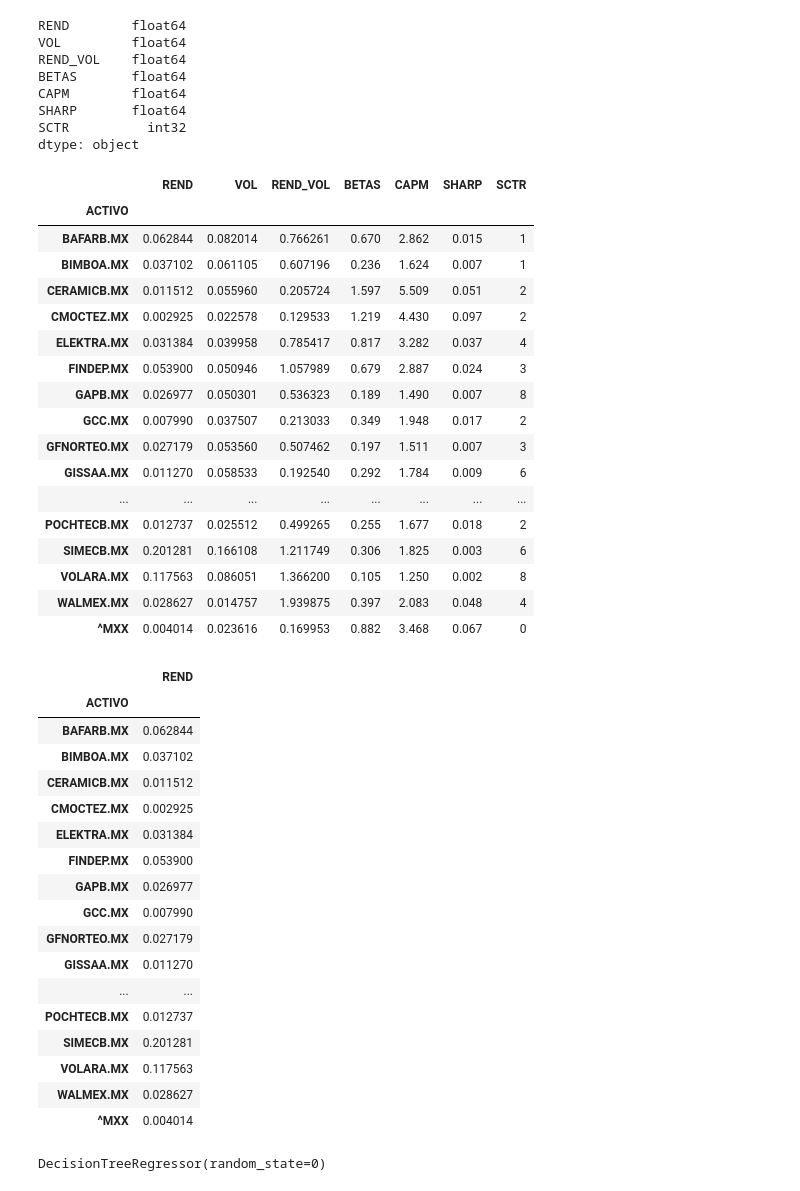
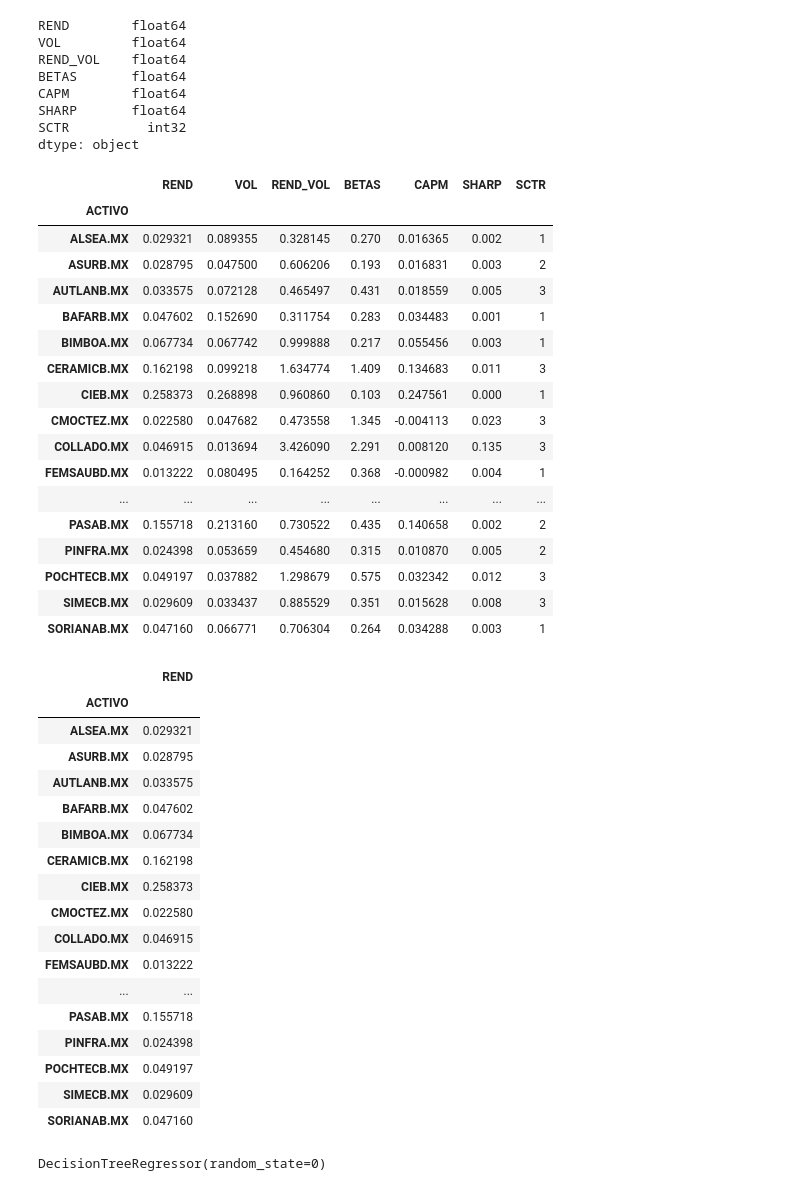
Before and after one commit to LeoPierson31/Leonel, a Jupyter notebook: Arbol y activos2.ipynb, the cells around one changed output. Saved outputs shown, nothing was run; the diff lists cells and outputs as text; code cells hidden in the pictures.

```diff
--- a/Arbol y activos2.ipynb
+++ b/Arbol y activos2.ipynb
@@ -132,6 +131,6 @@ sharpe_stock = (stock_capm_return - tasalibredriesgo) /(Anualizado.std()*252**0.
 # %%
 BETAS=(round(stock_beta,3))
 # %%
-CAPM=round(stock_capm_return*100,3)
+CAPM=REND-stock_capm_return
 CAPM
 # %% [output]
@@ -236,22 +235,22 @@ newdf2
 # %% [output]
 |  | REND | VOL | REND_VOL | BETAS | CAPM | SHARP | SCTR |
 | ACTIVO |  |  |  |  |  |  |  |
-| BAFARB.MX | 0.062844 | 0.082014 | 0.766261 | 0.670 | 2.862 | 0.015 | 1 |
-| BIMBOA.MX | 0.037102 | 0.061105 | 0.607196 | 0.236 | 1.624 | 0.007 | 1 |
-| CERAMICB.MX | 0.011512 | 0.055960 | 0.205724 | 1.597 | 5.509 | 0.051 | 2 |
-| CMOCTEZ.MX | 0.002925 | 0.022578 | 0.129533 | 1.219 | 4.430 | 0.097 | 2 |
-| ELEKTRA.MX | 0.031384 | 0.039958 | 0.785417 | 0.817 | 3.282 | 0.037 | 4 |
-| FINDEP.MX | 0.053900 | 0.050946 | 1.057989 | 0.679 | 2.887 | 0.024 | 3 |
-| GAPB.MX | 0.026977 | 0.050301 | 0.536323 | 0.189 | 1.490 | 0.007 | 8 |
-| GCC.MX | 0.007990 | 0.037507 | 0.213033 | 0.349 | 1.948 | 0.017 | 2 |
-| GFNORTEO.MX | 0.027179 | 0.053560 | 0.507462 | 0.197 | 1.511 | 0.007 | 3 |
-| GISSAA.MX | 0.011270 | 0.058533 | 0.192540 | 0.292 | 1.784 | 0.009 | 6 |
+| ALSEA.MX | 0.029321 | 0.089355 | 0.328145 | 0.270 | 0.016365 | 0.002 | 1 |
+| ASURB.MX | 0.028795 | 0.047500 | 0.606206 | 0.193 | 0.016831 | 0.003 | 2 |
+| AUTLANB.MX | 0.033575 | 0.072128 | 0.465497 | 0.431 | 0.018559 | 0.005 | 3 |
+| BAFARB.MX | 0.047602 | 0.152690 | 0.311754 | 0.283 | 0.034483 | 0.001 | 1 |
+| BIMBOA.MX | 0.067734 | 0.067742 | 0.999888 | 0.217 | 0.055456 | 0.003 | 1 |
+| CERAMICB.MX | 0.162198 | 0.099218 | 1.634774 | 1.409 | 0.134683 | 0.011 | 3 |
+| CIEB.MX | 0.258373 | 0.268898 | 0.960860 | 0.103 | 0.247561 | 0.000 | 1 |
+| CMOCTEZ.MX | 0.022580 | 0.047682 | 0.473558 | 1.345 | -0.004113 | 0.023 | 3 |
+| COLLADO.MX | 0.046915 | 0.013694 | 3.426090 | 2.291 | 0.008120 | 0.135 | 3 |
+| FEMSAUBD.MX | 0.013222 | 0.080495 | 0.164252 | 0.368 | -0.000982 | 0.004 | 1 |
 | ... | ... | ... | ... | ... | ... | ... | ... |
-| POCHTECB.MX | 0.012737 | 0.025512 | 0.499265 | 0.255 | 1.677 | 0.018 | 2 |
-| SIMECB.MX | 0.201281 | 0.166108 | 1.211749 | 0.306 | 1.825 | 0.003 | 6 |
-| VOLARA.MX | 0.117563 | 0.086051 | 1.366200 | 0.105 | 1.250 | 0.002 | 8 |
-| WALMEX.MX | 0.028627 | 0.014757 | 1.939875 | 0.397 | 2.083 | 0.048 | 4 |
-| ^MXX | 0.004014 | 0.023616 | 0.169953 | 0.882 | 3.468 | 0.067 | 0 |
+| PASAB.MX | 0.155718 | 0.213160 | 0.730522 | 0.435 | 0.140658 | 0.002 | 2 |
+| PINFRA.MX | 0.024398 | 0.053659 | 0.454680 | 0.315 | 0.010870 | 0.005 | 2 |
+| POCHTECB.MX | 0.049197 | 0.037882 | 1.298679 | 0.575 | 0.032342 | 0.012 | 3 |
+| SIMECB.MX | 0.029609 | 0.033437 | 0.885529 | 0.351 | 0.015628 | 0.008 | 3 |
+| SORIANAB.MX | 0.047160 | 0.066771 | 0.706304 | 0.264 | 0.034288 | 0.003 | 1 |
 # %%
 newdf3 = newdf2.drop(columns=['VOL','REND_VOL','CAPM','SHARP'])
 # %%
@@ -274,29 +273,29 @@ from sklearn import datasets
 import warnings
 warnings.filterwarnings('once')
 # %%
-explicativas=DF1[['VOL','CAPM','SCTR']]
+explicativas=DF1[['VOL','CAPM','SCTR','BETAS','SHARP']]
 
 Objetivo=DF1[['REND']]
 Objetivo
 # %% [output]
 |  | REND |
 | ACTIVO |  |
-| BAFARB.MX | 0.062844 |
-| BIMBOA.MX | 0.037102 |
-| CERAMICB.MX | 0.011512 |
-| CMOCTEZ.MX | 0.002925 |
-| ELEKTRA.MX | 0.031384 |
-| FINDEP.MX | 0.053900 |
-| GAPB.MX | 0.026977 |
-| GCC.MX | 0.007990 |
-| GFNORTEO.MX | 0.027179 |
-| GISSAA.MX | 0.011270 |
+| ALSEA.MX | 0.029321 |
+| ASURB.MX | 0.028795 |
+| AUTLANB.MX | 0.033575 |
+| BAFARB.MX | 0.047602 |
+| BIMBOA.MX | 0.067734 |
+| CERAMICB.MX | 0.162198 |
+| CIEB.MX | 0.258373 |
+| CMOCTEZ.MX | 0.022580 |
+| COLLADO.MX | 0.046915 |
+| FEMSAUBD.MX | 0.013222 |
 | ... | ... |
-| POCHTECB.MX | 0.012737 |
-| SIMECB.MX | 0.201281 |
-| VOLARA.MX | 0.117563 |
-| WALMEX.MX | 0.028627 |
-| ^MXX | 0.004014 |
+| PASAB.MX | 0.155718 |
+| PINFRA.MX | 0.024398 |
+| POCHTECB.MX | 0.049197 |
+| SIMECB.MX | 0.029609 |
+| SORIANAB.MX | 0.047160 |
 # %%
 #División de los datos en train y test
 # ------------------------------------------------------------------------------
```
Also changed, not shown: parts of 41 cells of this notebook, 26 other files.
